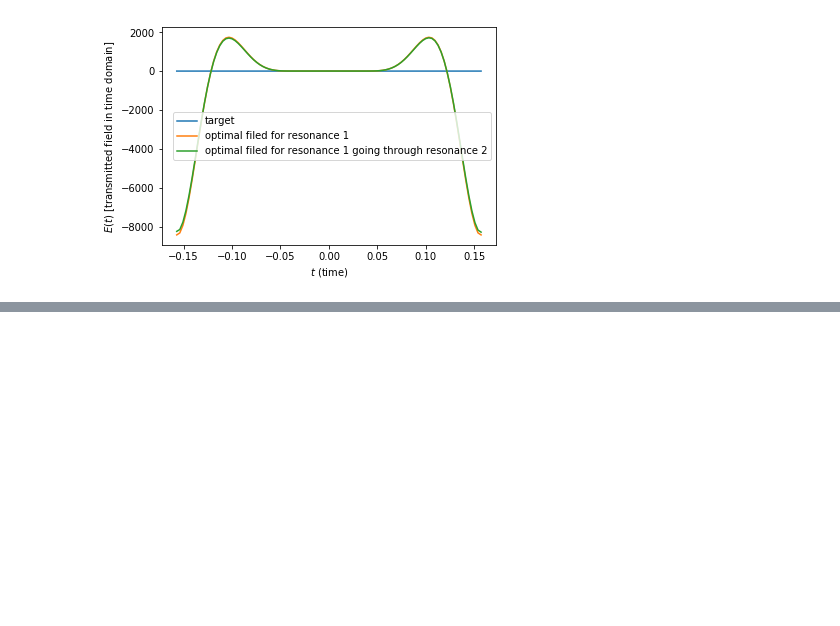
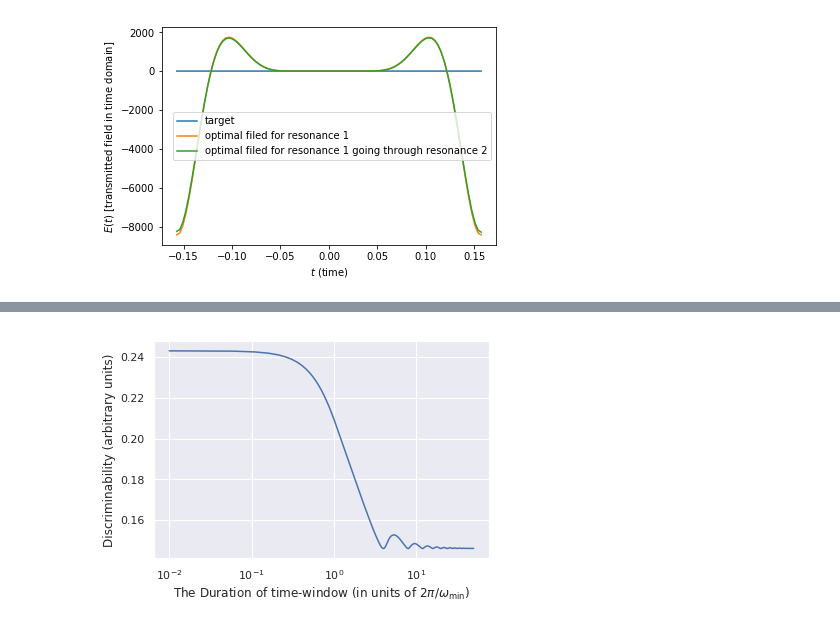
Before and after one commit to dibondar/miscellaneous, a Jupyter notebook: superoscilations.ipynb, the cells around one changed output, grey strips where cells are left out. Drawn from its saved outputs; the diff is of its cells as text; code cells hidden in the pictures; blank space fills up the shorter version.

```diff
--- a/superoscilations.ipynb
+++ b/superoscilations.ipynb
@@ -207,0 +206,39 @@ At max_ampl = 1e+05 no constraints are activated
+# %%
+def discriminability_time_interval(omega_measurements, tau1, tau2, half_durations):
+
+    omega_measurements = omega_measurements[np.newaxis, :]
+
+    discriminability = []
+
+    for half_duration in half_durations:
+
+        # generating time grids
+        time = np.linspace(-half_duration, half_duration, 1000)[:, np.newaxis]
+
+        #
+        sigma1 = 1. / (1. + 1j * omega_measurements * tau1)
+        sigma2 = 1. / (1. + 1j * omega_measurements * tau2)
+
+        singular_values = linalg.svdvals(
+            (sigma1 - sigma2) * np.exp(1j * time * omega_measurements)
+        ).max()
+
+        discriminability.append(singular_values)
+
+    longest_period = 2. * np.pi / np.abs(omega_measurements).min()
+
+    plt.semilogx(2 * half_durations / longest_period, discriminability)
+
+    plt.xlabel("The Duration of time-window (in units of $2 \pi / \omega_{\min}$)")
+    plt.ylabel("Discriminability (arbitrary units)")
+# %%
+discriminability_time_interval(
+        omega_measurements=np.linspace(-80, -40, 5),
+        tau1=0.1,
+        tau2=0.102,
+        half_durations=np.linspace(100 * np.pi / 80, 0.01 * np.pi / 40, 1000)
+)
+
+plt.show()
+# %% [output]
+[figure, added]
```
Also changed, not shown: parts of 6 cells of this notebook.
